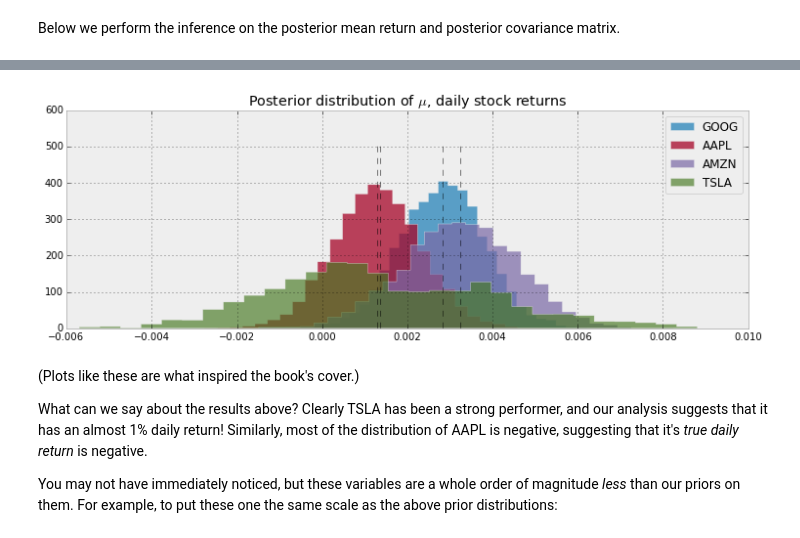
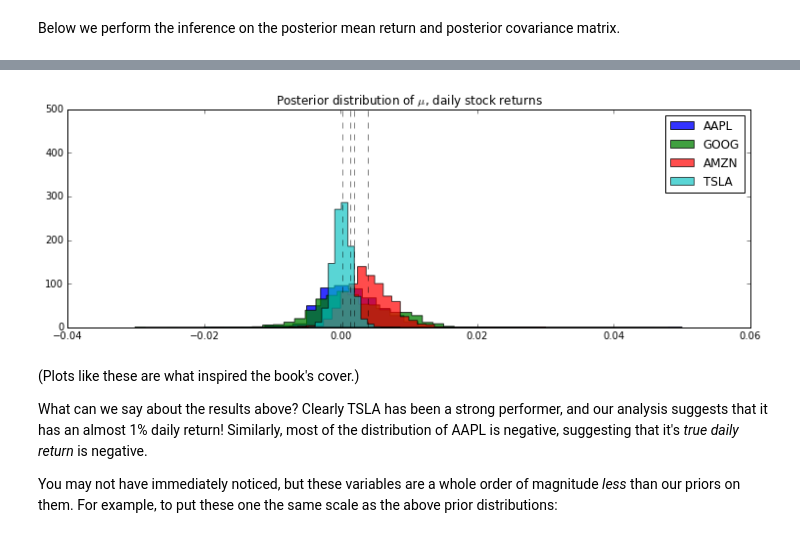
Before and after one commit to quantopian/Probabilistic-Programming-and-Bayesian-Methods-for-Hackers, a Jupyter notebook: Chapter6_Priorities/Priors.ipynb, the cells around one changed output, grey strips where cells are left out. Drawn from its saved outputs; the diff is of its cells as text; code cells hidden in the pictures.

Commit message:
Almost done with stock returns example, got sampling working for LKJCorr and overall model

```diff
--- a/Chapter6_Priorities/Priors.ipynb
+++ b/Chapter6_Priorities/Priors.ipynb
@@ -668,12 +669,12 @@ dates = map(lambda x: datetime.datetime.strptime(x, "%Y-%m-%d"), x[1:n_observati
 # %%
 figsize(12.5, 4)
 
-for _stock, _returns in stock_returns.iteritems():
+for _stock, _returns in stock_returns.items():
     p = plt.plot((1+_returns)[::-1].cumprod()-1, '-o', label = "%s"%_stock,
                 markersize=4, markeredgecolor="none")
 
 plt.xticks(np.arange(100)[::-8],
-            map(lambda x: datetime.datetime.strftime(x, "%Y-%m-%d"), dates[::8]),
+            list(map(lambda x: datetime.datetime.strftime(x, "%Y-%m-%d"), dates[::8])),
              rotation=60);
 
 plt.legend(loc = "upper left")
@@ -685,9 +686,9 @@ plt.ylabel("Return of $1 on first date, x100%");
 figsize(11., 5 )
 returns = np.zeros((n_observations,4 ))
 
-for i, (_stock,_returns) in enumerate(stock_returns.iteritems()):
+for i, (_stock,_returns) in enumerate(stock_returns.items()):
     returns[:,i] = _returns
-    plt.subplot(2,2,i)
+    plt.subplot(2,2,i+1)
     plt.hist(_returns, bins = 20,
               normed = True, histtype="stepfilled",
               color = colors[i], alpha = 0.7 )
@@ -701,9 +702,2 @@ plt.suptitle("Histogram of daily returns", size =14);
 # %% [markdown]
 Below we perform the inference on the posterior mean return and posterior covariance matrix.
-# %%
-obs = pm.MvNormal("observed returns", mu, inv_cov_matrix, observed = True, value = returns)
-
-model = pm.Model([obs, mu, inv_cov_matrix])
-mcmc = pm.MCMC()
-
-mcmc.sample(150000, 100000, 3)
@@ -711,0 +704,7 @@ mcmc.sample(150000, 100000, 3)
+# %%
+with model:
+    obs = pm.MvNormal("observed returns", mu, inv(cov_matrix), observed=returns)
+
+    mus, sds, elbo = pm.variational.advi(n=50000)
+    step = pm.NUTS(scaling=model.dict_to_array(sds), is_cov=True)
+    trace = pm.sample(5000, step=step)
@@ -712,20 +724,20 @@ mcmc.sample(150000, 100000, 3)
 # %%
 figsize(12.5,4)
 
 #examine the mean return first.
-mu_samples = mcmc.trace("returns")[:]
+mu_samples = trace["returns"]
 
 for i in range(4):
     plt.hist(mu_samples[:,i], alpha = 0.8 - 0.05*i, bins = 30,
              histtype="stepfilled", normed=True,
-             label = "%s" % stock_returns.keys()[i])
+             label = "%s" % list(stock_returns.keys())[i])
 
 plt.vlines(mu_samples.mean(axis=0), 0, 500, linestyle="--", linewidth = .5)
 
 plt.title("Posterior distribution of $\mu$, daily stock returns")
 plt.legend();
 # %% [output]
-[figure, old version]
+[figure, new version]
 # %% [markdown]
 (Plots like these are what inspired the book's cover.)
 
```
Also changed, not shown: parts of 10 cells of this notebook.
